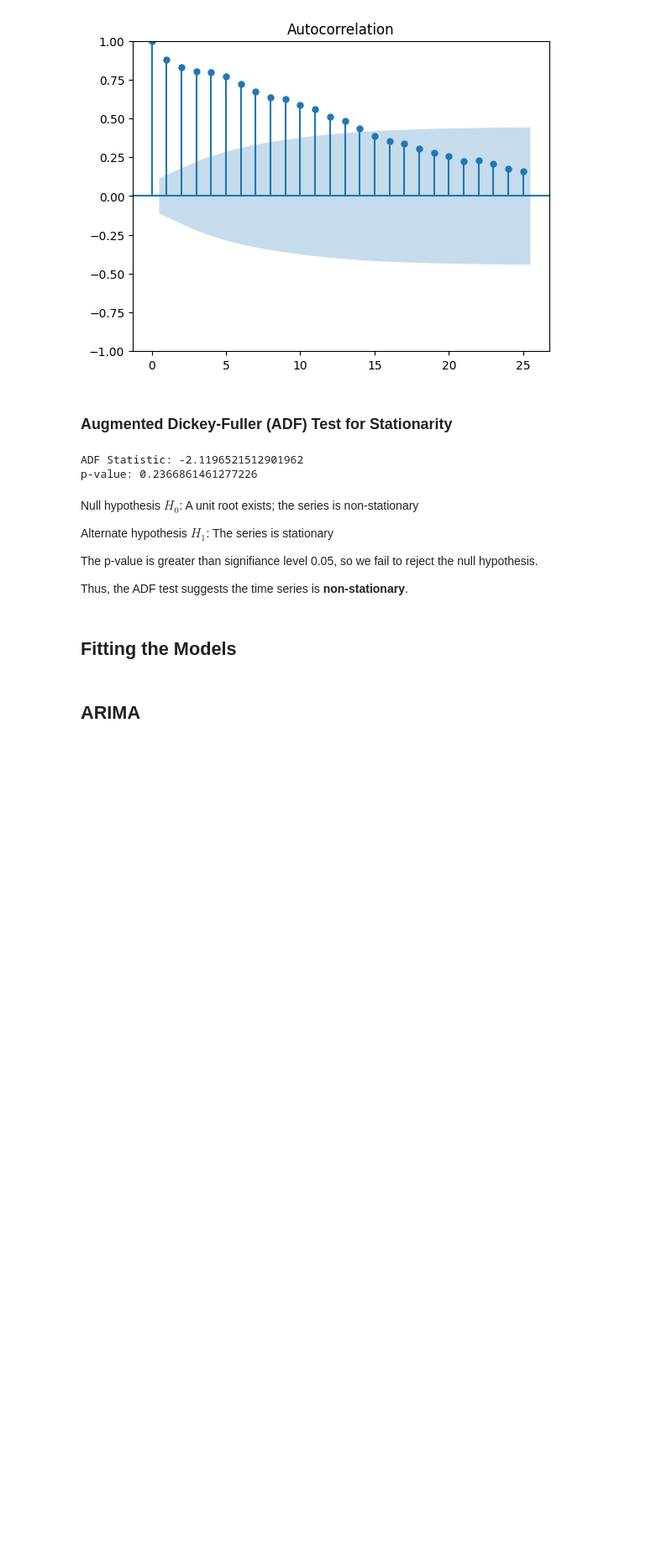
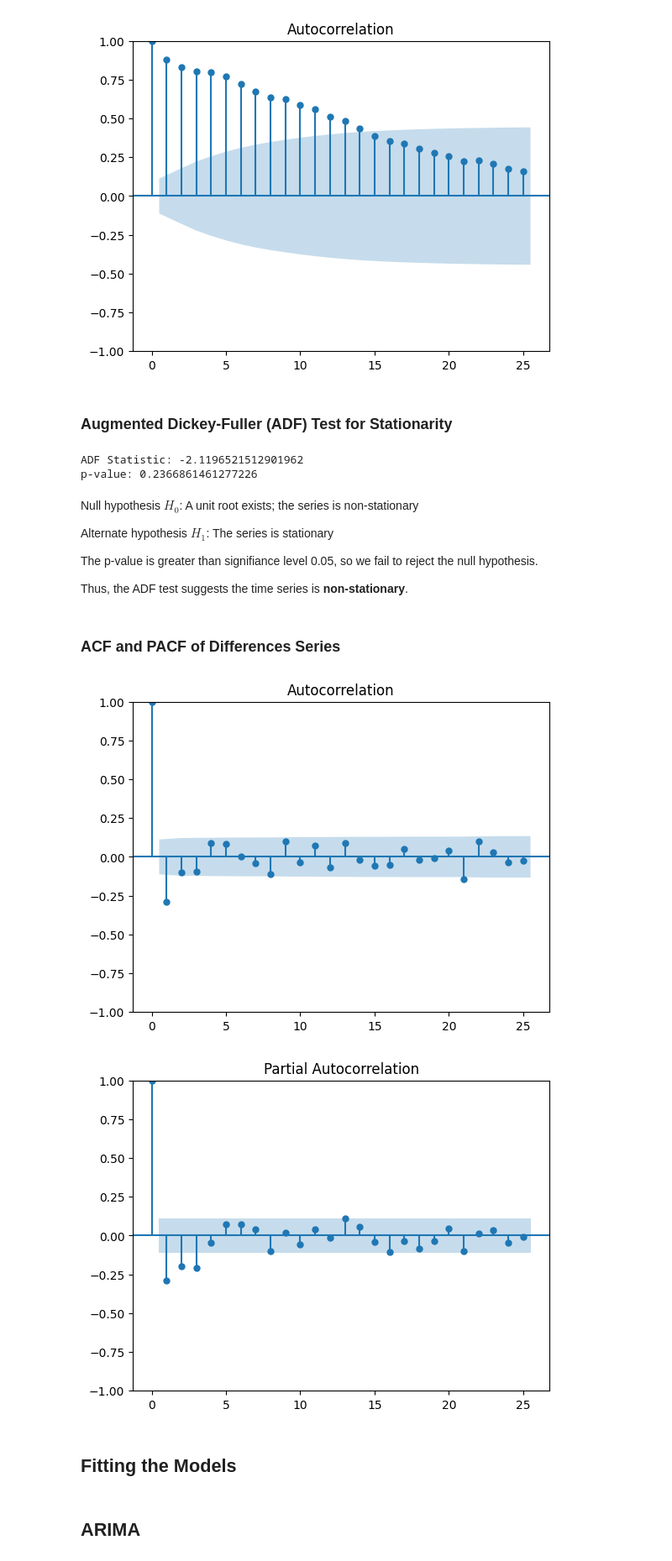
Before and after one commit to KrishShah12/Chicago-Crime-Analysis, a Jupyter notebook: NumCrimes_TimeSeriesForecasts.ipynb, the cells around one changed output. Shown at 84% size. Drawn from its saved outputs; the diff is of its cells as text; code cells hidden in the pictures; blank space fills up the shorter version.

```diff
--- a/NumCrimes_TimeSeriesForecasts.ipynb
+++ b/NumCrimes_TimeSeriesForecasts.ipynb
@@ -200,6 +146,17 @@ Alternate hypothesis $H_{1}$: The series is stationary
 The p-value is greater than signifiance level 0.05, so we fail to reject the null hypothesis.
 
 Thus, the ADF test suggests the time series is **non-stationary**.
+# %% [markdown]
+### ACF and PACF of Differences Series
+# %%
+weekly_data['Number_of_Crimes_diff'] = weekly_data['Number_of_Crimes'].diff()
+
+plot_acf(weekly_data['Number_of_Crimes_diff'].dropna());
+
+plot_pacf(weekly_data['Number_of_Crimes_diff'].dropna());
+# %% [output]
+[figure, added]
+[figure, added]
 # %% [markdown]
 ## **Fitting the Models**
 # %% [markdown]
```
Also changed, not shown: parts of 9 cells of this notebook.
